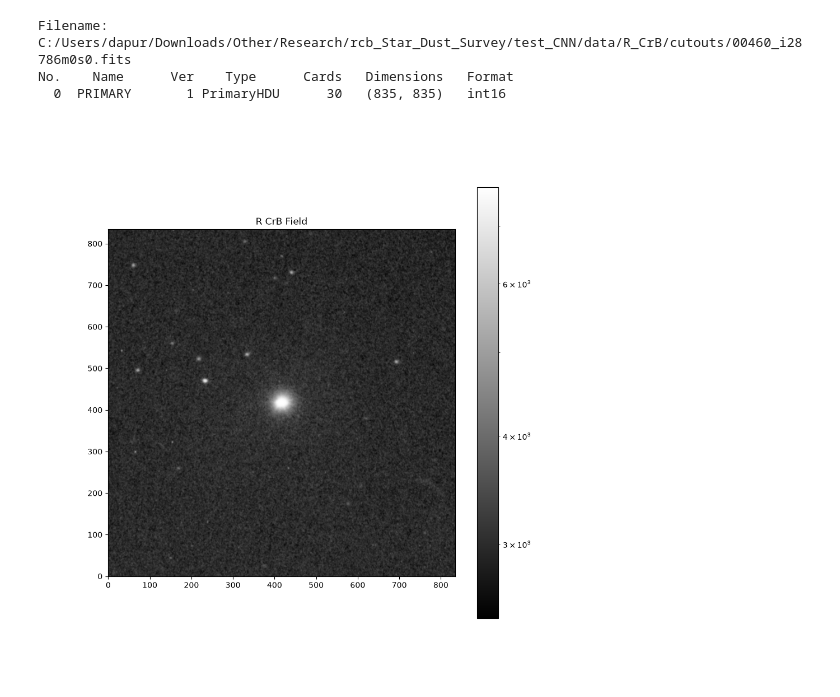
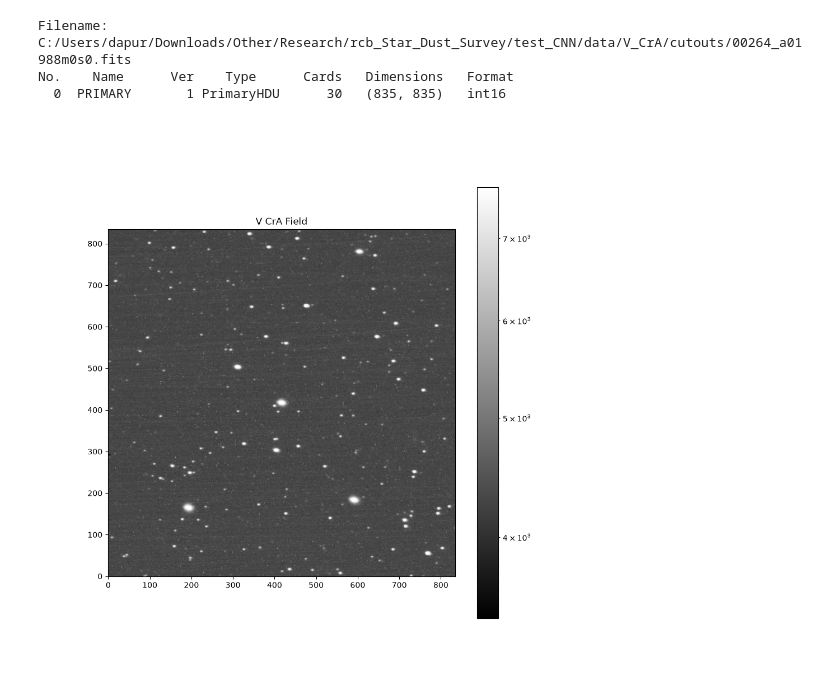
Before and after one commit to IsaacG185/rcb_Star_Dust_Survey, a Jupyter notebook: test_CNN/notebooks/test_Simple_Photometry_Clayton.ipynb, the cells around one changed output. Drawn from its saved outputs; the diff is of its cells as text; code cells hidden in the pictures.

Commit message:
Obligatory commit for recent pipeline adjustments, test_simple_phot adjustments added to 02_A

```diff
--- a/test_CNN/notebooks/test_Simple_Photometry_Clayton.ipynb
+++ b/test_CNN/notebooks/test_Simple_Photometry_Clayton.ipynb
@@ -18,37 +18,37 @@ from astropy.stats import sigma_clipped_stats
 from photutils.psf import fit_fwhm
 os.chdir("/Users/dapur")
 
-plate_fits = fits.open('C:\Users\dapur\Downloads\Other\Research\rcb_Star_Dust_Survey\test_CNN\data\V_CrA\cutouts\00264_a01988m0s0.fits')
+plate_fits = fits.open('C:/Users/dapur/Downloads/Other/Research/rcb_Star_Dust_Survey/test_CNN/data/V_CrA/cutouts/00264_a01988m0s0.fits')
 plate_fits.info()
 image_data = plate_fits[0].data
 # %% [output]
-Filename: C:/Users/dapur/Downloads/Other/Research/rcb_Star_Dust_Survey/test_CNN/data/R_CrB/cutouts/00460_i28786m0s0.fits
+Filename: C:/Users/dapur/Downloads/Other/Research/rcb_Star_Dust_Survey/test_CNN/data/V_CrA/cutouts/00264_a01988m0s0.fits
 No.    Name      Ver    Type      Cards   Dimensions   Format
   0  PRIMARY       1 PrimaryHDU      30   (835, 835)   int16
 # %%
 # NOTE : test_Simple_Photometry_Clayton.ipynb - Cell 2
 
 %matplotlib widget
 import matplotlib.pyplot as plt
 from matplotlib.colors import LogNorm
 
 fig, ax = plt.subplots(figsize=(10, 10))
 im = ax.imshow(image_data, origin='lower', cmap='gray', norm=LogNorm())
-ax.set_title('R CrB Field')
+ax.set_title('V CrA Field')
 
 def format_coord(x, y):
     col = int(x + 0.5)
     row = int(y + 0.5)
     if 0 <= row < image_data.shape[0] and 0 <= col < image_data.shape[1]:
         value = image_data[row, col]
         return f'x={col}, y={row}, value={value:.1f}'
     return f'x={col}, y={row}'
 
 ax.format_coord = format_coord
 plt.colorbar(im, ax=ax)
 plt.show()
 # %% [output]
-[figure, old version]
+[figure, new version]
 # %%
 # NOTE : test_Simple_Photometry_Clayton.ipynb - Cell 3
 
```
Also changed, not shown: parts of 3 cells of this notebook, 4 other files.
